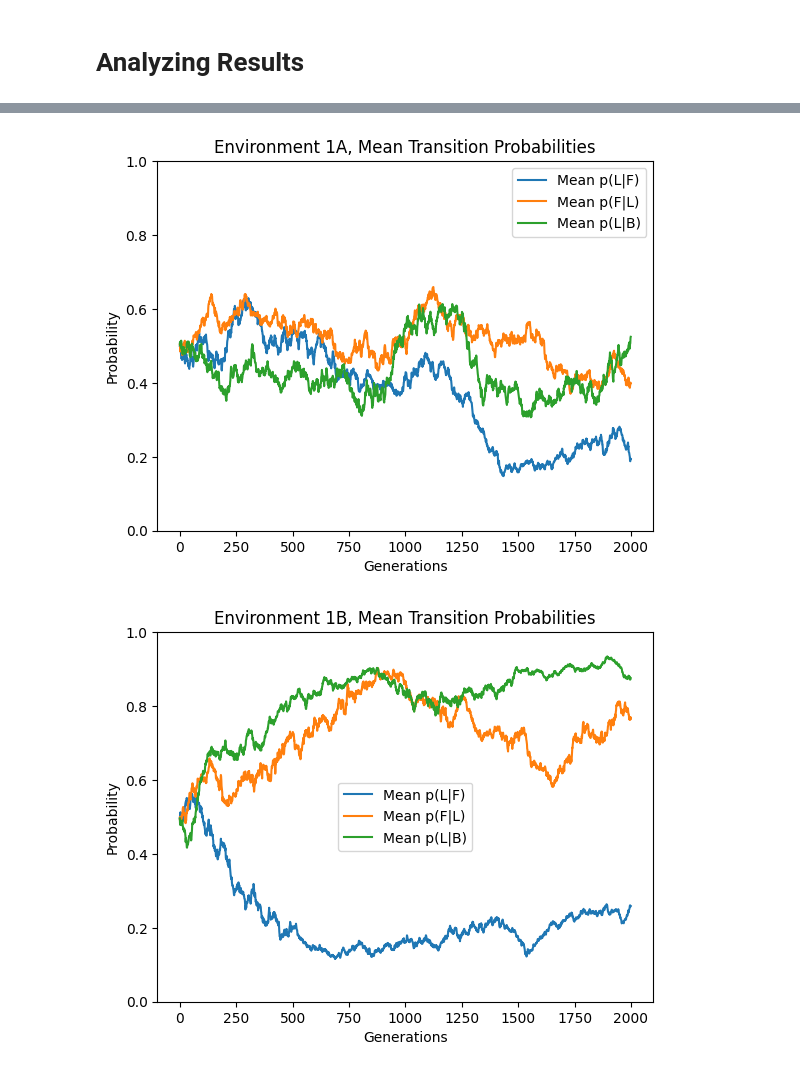
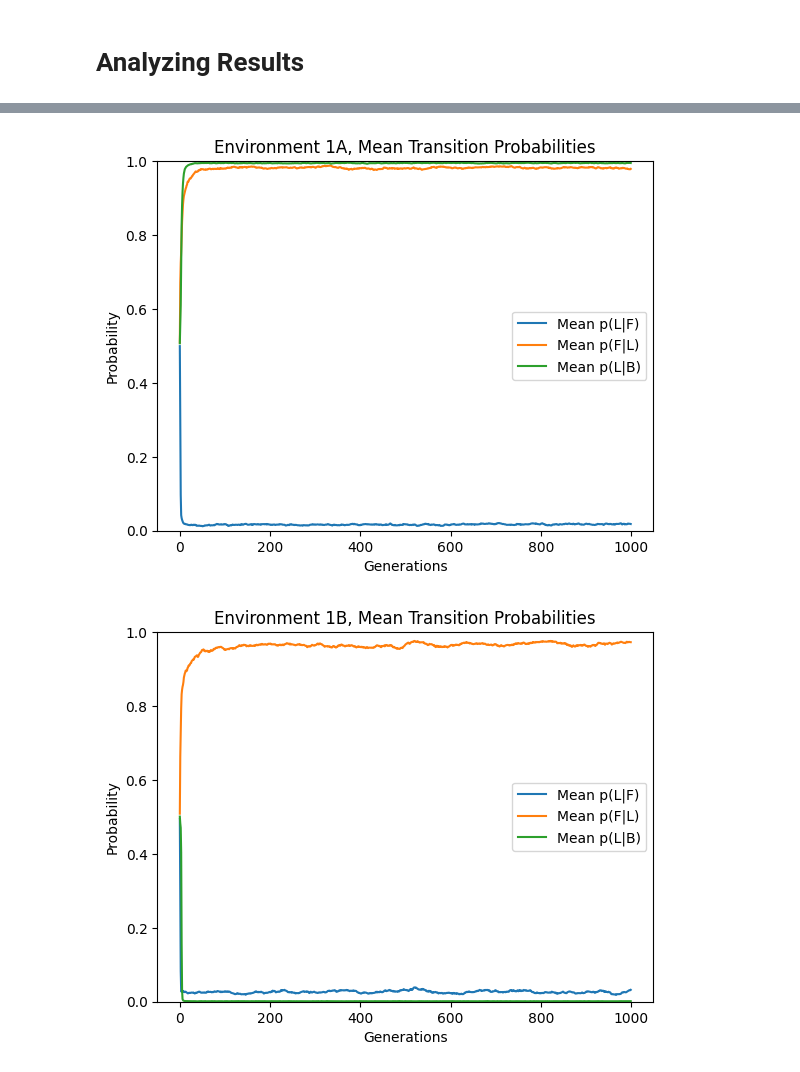
Before and after one commit to Maxuuuuuu/naco-project, a Jupyter notebook: analysis.ipynb, the cells around one changed output, grey strips where cells are left out. Drawn from its saved outputs; the diff is of its cells as text; code cells hidden in the pictures.

```diff
--- a/analysis.ipynb
+++ b/analysis.ipynb
@@ -6,7 +6,7 @@ import matplotlib.pyplot as plt
 import numpy as np
 # %%
 def get_runs(name):
-    df = pd.read_csv(f"results/g2000tr3v2/{name}.csv")
+    df = pd.read_csv(f"results/g1000r3/{name}.csv")
 
     run0 = df[df["run"] == 0].reset_index()
     run1 = df[df["run"] == 1].reset_index()
@@ -51,31 +51,31 @@ plot_env_frequencies("2B")
 # %%
 def plot_strategies(df, title):
     plt.plot(df["mean_p_L_given_F"], label="Mean p(L|F)")
     plt.plot(df["mean_p_F_given_L"], label="Mean p(F|L)")
     plt.plot(df["mean_p_L_given_B"], label="Mean p(L|B)")
 
     plt.legend()
     plt.ylim([0,1])
     plt.xlabel("Generations")
     plt.ylabel("Probability")
     plt.title(title)
 
     plt.show()
 
 def plot_env_strategies(name):
     run0, run1, run2 = get_runs(name)
 
     avg_run = pd.DataFrame()
     avg_run["mean_p_L_given_F"] = pd.concat([run0["mean_p_L_given_F"], run1["mean_p_L_given_F"], run2["mean_p_L_given_F"]], axis=1).mean(axis=1)
     avg_run["mean_p_F_given_L"] = pd.concat([run0["mean_p_F_given_L"], run1["mean_p_F_given_L"], run2["mean_p_F_given_L"]], axis=1).mean(axis=1)
     avg_run["mean_p_L_given_B"] = pd.concat([run0["mean_p_L_given_B"], run1["mean_p_L_given_B"], run2["mean_p_L_given_B"]], axis=1).mean(axis=1)
 
-    plot_strategies(run0, f"Environment {name}, Mean Transition Probabilities")
+    plot_strategies(avg_run, f"Environment {name}, Mean Transition Probabilities")
 
 plot_env_strategies("1A")
 plot_env_strategies("1B")
 plot_env_strategies("2A")
 plot_env_strategies("2B")
 # %% [output]
-[figure, old version]
+[figure, new version]
-[figure, old version]
+[figure, new version]
```
Also changed, not shown: parts of 9 cells of this notebook, 23 other files.
